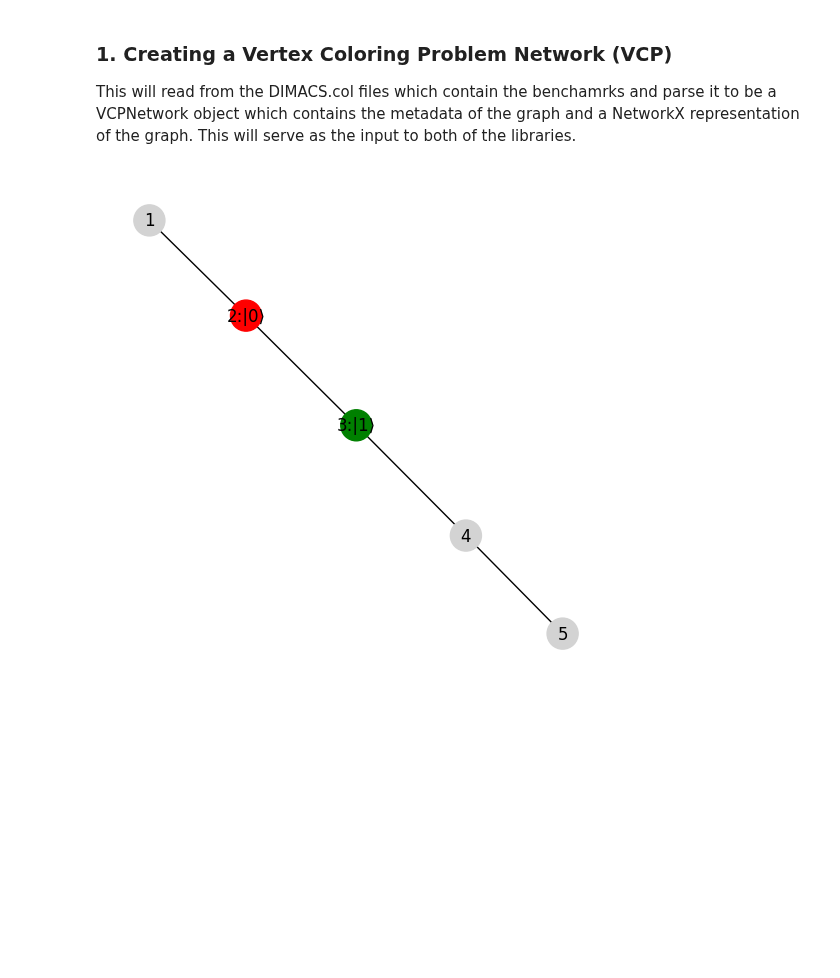
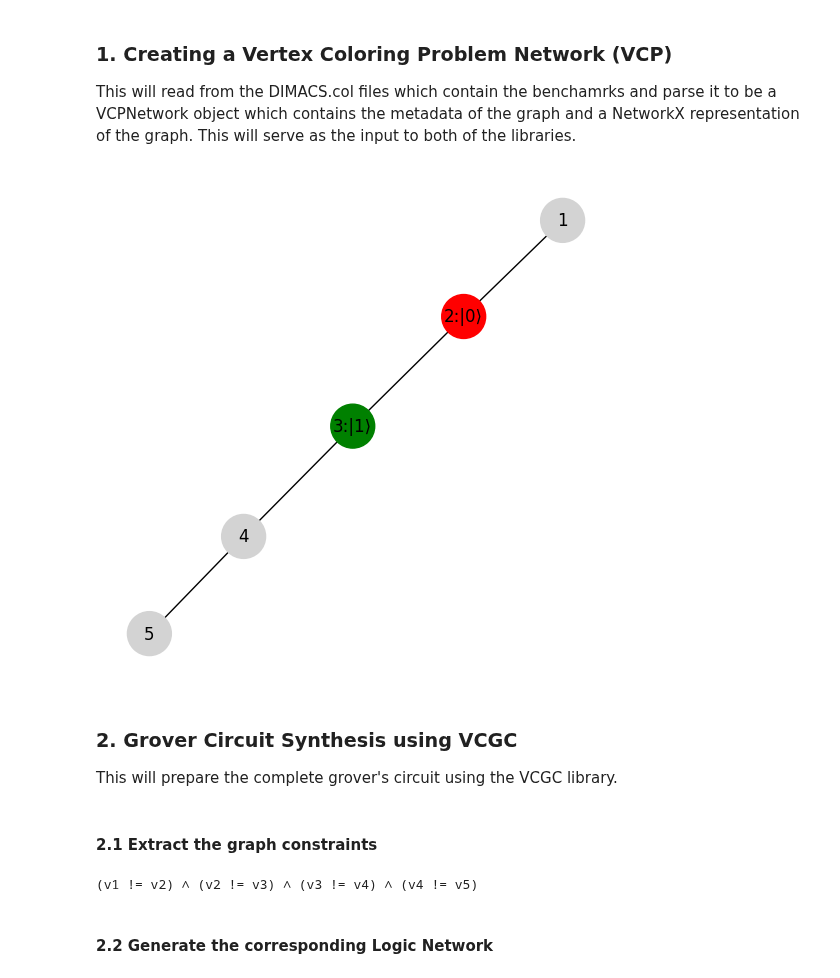
Before and after one commit to TheBarzani/vcgc, a Jupyter notebook: examples/comparing_vcgc_to_saha_belletti.ipynb, the cells around one changed output. Saved outputs shown, nothing was run; the diff lists cells and outputs as text; code cells hidden in the pictures; blank space fills up the shorter version.

Commit message:
Set up the flow for synthesize any graph with VCGC

```diff
--- a/examples/comparing_vcgc_to_saha_belletti.ipynb
+++ b/examples/comparing_vcgc_to_saha_belletti.ipynb
@@ -13,11 +13,32 @@ This will read from the DIMACS.col files which contain the benchamrks and parse
 # %%
 from vcgc.network import VCPNetwork
 
-filename: str = "../data/benchmarks/linear_2_colored.col"
+out_dir: str = "../data/vcgc_vs_saha_belletti/"
+filename: str = "linear_2_colored"
+dimacs_filename: str = "../data/benchmarks/" + filename + ".col"
 
-network = VCPNetwork(file_path=filename)
+network = VCPNetwork(file_path=dimacs_filename)
+
+graph_filename: str = out_dir + filename + ".png"
+with open(graph_filename,"w+") as f:
+    f.close()
 
 # Display the graph
-network.draw_graph(name="../data/output/graph.png", node_size=500) # Draw nice graph using NetworkX
+network.draw_graph(name=graph_filename, node_size=1000) # Draw nice graph using NetworkX
 # %% [output]
-[figure, old version]
+[figure, new version]
+# %% [markdown]
+### 2. Grover Circuit Synthesis using VCGC
+This will prepare the complete grover's circuit using the VCGC library.
+# %% [markdown]
+#### 2.1 Extract the graph constraints
+# %%
+from vcgc.boolean import BooleanFunction
+
+# Create Boolean function and display the constraints
+bf: BooleanFunction  = BooleanFunction()
+bf.print_vertex_constraints(network=network)
+# %% [output]
+(v1 != v2) ∧ (v2 != v3) ∧ (v3 != v4) ∧ (v4 != v5)
+# %% [markdown]
+#### 2.2 Generate the corresponding Logic Network
```
Also changed, not shown: parts of 7 cells of this notebook, 6 other files.
